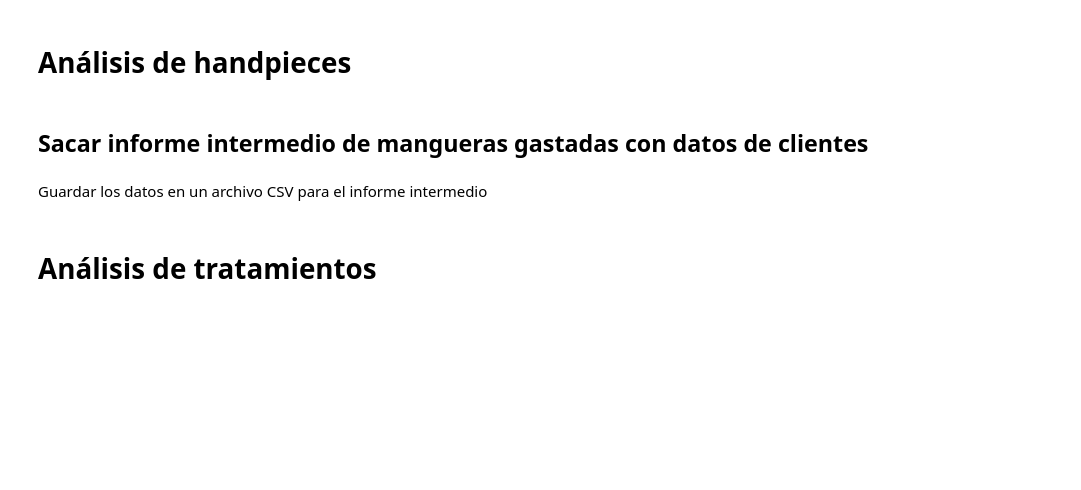
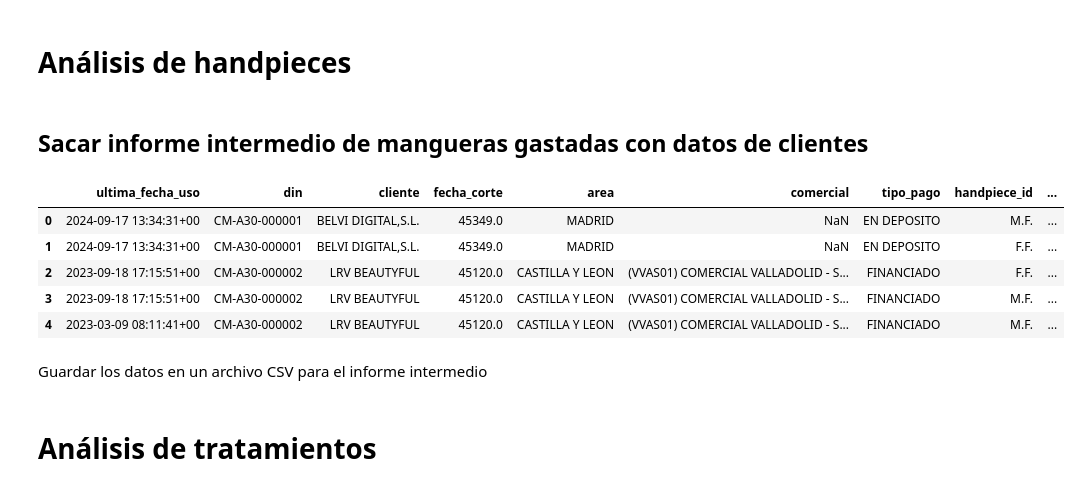
Before and after one commit to CristianVV/informes_skinic, a Jupyter notebook: informe.ipynb, the cells around one changed output. Drawn from its saved outputs; the diff is of its cells as text; code cells hidden in the pictures; blank space fills up the shorter version.

```diff
--- a/informe.ipynb
+++ b/informe.ipynb
@@ -63,11 +63,18 @@ handpiece_df = handpiece_df[['ultima_fecha_uso', 'din', 'handpiece_id', 'serial_
 # %%
 # Creo un nuevo dataframe usando "handpiece_df" y "drv_df" para sacar un informe de mangueras gastadas con datos de clientes, este nuevo df es idéntifo a "handpiece_df" pero con las columna "cliente" (client_name), "zona" (area) y "comercial" (salesperson) que se obtiene de "drv_df" que se colocan justo después de "din"
 handpiece_client_df = handpiece_df.merge(drv_df[['din', 'cliente', 'area', 'comercial', 'tipo_pago', 'fecha_corte', 'usado']], how='left', on='din')
 
 # Reorganiza handpiece_client_df y coloca las columnas "client_name", "area" y "salesperson" justo después de "din"
 handpiece_client_df = handpiece_client_df[['ultima_fecha_uso', 'din', 'cliente', 'fecha_corte', 'area', 'comercial', 'tipo_pago', 'handpiece_id', 'serial_number', 'prod_date', 'disparos_totales_brutos', 'disparos_totales_reales', 'vida_util_restante', 'pulse_count', 'burst_count', 'activation_count', 'modulation_count']]
 
-# handpiece_client_df.head()
+handpiece_client_df.head()
+# %% [output]
+|  | ultima_fecha_uso | din | cliente | fecha_corte | area | comercial | tipo_pago | handpiece_id | ... |
+| 0 | 2024-09-17 13:34:31+00 | CM-A30-000001 | BELVI DIGITAL,S.L. | 45349.0 | MADRID | NaN | EN DEPOSITO | M.F. | ... |
+| 1 | 2024-09-17 13:34:31+00 | CM-A30-000001 | BELVI DIGITAL,S.L. | 45349.0 | MADRID | NaN | EN DEPOSITO | F.F. | ... |
+| 2 | 2023-09-18 17:15:51+00 | CM-A30-000002 | LRV BEAUTYFUL | 45120.0 | CASTILLA Y LEON | (VVAS01) COMERCIAL VALLADOLID - S... | FINANCIADO | F.F. | ... |
+| 3 | 2023-09-18 17:15:51+00 | CM-A30-000002 | LRV BEAUTYFUL | 45120.0 | CASTILLA Y LEON | (VVAS01) COMERCIAL VALLADOLID - S... | FINANCIADO | M.F. | ... |
+| 4 | 2023-03-09 08:11:41+00 | CM-A30-000002 | LRV BEAUTYFUL | 45120.0 | CASTILLA Y LEON | (VVAS01) COMERCIAL VALLADOLID - S... | FINANCIADO | M.F. | ... |
 # %% [markdown]
 Guardar los datos en un archivo CSV para el informe intermedio
 # %%
```
Also changed, not shown: parts of 5 cells of this notebook, 1 other file.
